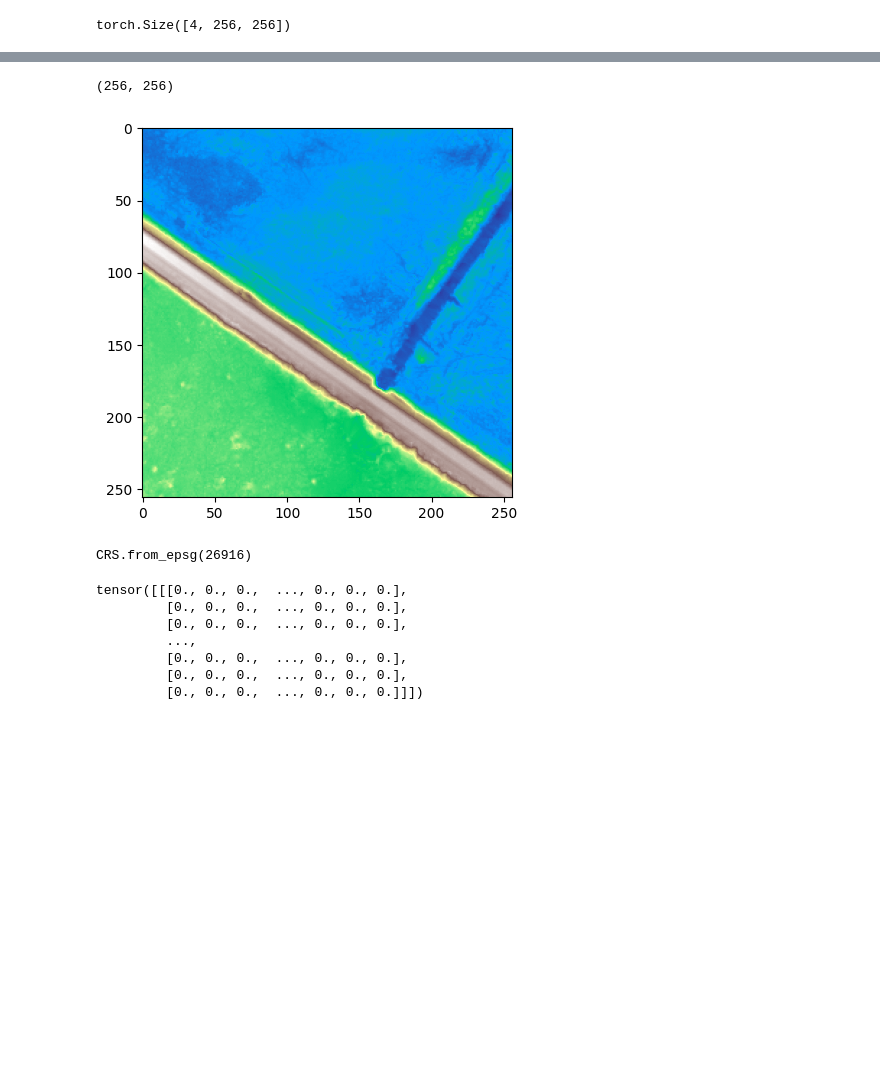
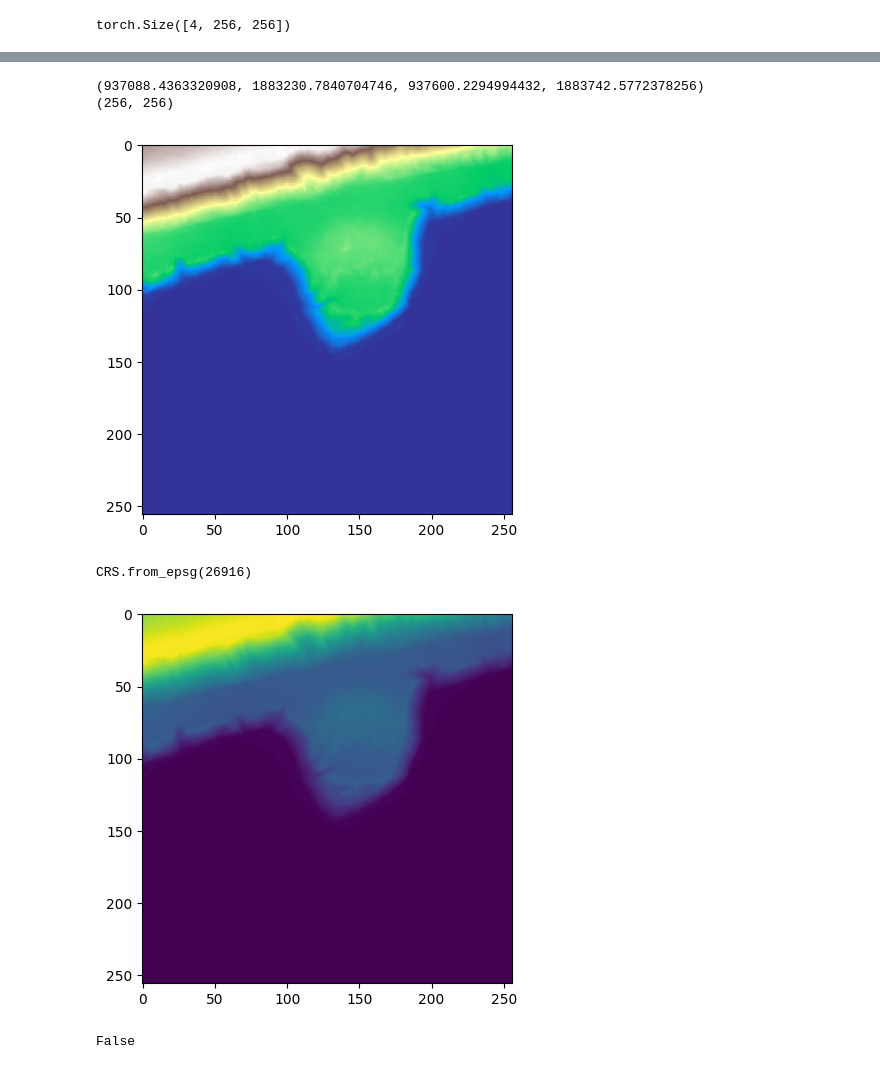
Before and after one commit to dsi-clinic/CMAP, a Jupyter notebook: exploratory-analysis-cleaned.ipynb, the cells around one changed output, grey strips where cells are left out. Cells and saved outputs as stored; diff of their text form; code cells hidden in the pictures; blank space fills up the shorter version.

```diff
--- a/exploratory-analysis-cleaned.ipynb
+++ b/exploratory-analysis-cleaned.ipynb
@@ -81,7 +84,7 @@ class KaneDEM(RasterDataset):
         for matching DEM file names.
     """
 
-    filename_glob = "*2017BE.tif"
+    filename_glob = "Kane2017BE.tif"
 
     def __init__(self, paths, crs=None, res=None, transforms=None):
         """Initializes a KaneDEM instance.
@@ -98,7 +101,7 @@ class KaneDEM(RasterDataset):
         super().__init__(paths, crs, res, transforms=transforms)
         self.all_bands = ["elevation"]  # Assuming single band for elevation
 
-    def __getitem__(self, query: tuple):
+    def __getitem__(self, query: BoundingBox):
         """Retrieves a specific DEM sample from the dataset.
 
         Args:
@@ -108,14 +111,20 @@ class KaneDEM(RasterDataset):
             dict: A dictionary containing the elevation data.
         """
         # This method loads the DEM data similar to how other raster data is loaded
-        sample = super().__getitem__(query)
+        sample = dict.fromkeys(["image"])
+        with rasterio.open(str(config.KC_DEM_ROOT) / Path(self.filename_glob)) as src:
+            bbox = (query.minx, query.miny, query.maxx, query.maxy)
+            bbox = rasterio.warp.transform_bounds(self.crs, src.crs, *bbox)
+            window = src.window(*bbox)
+            sample["image"] = src.read(window=window)
+        sample["image"] = torch.from_numpy(sample["image"])
         return sample
 
     def __getallbands__(self):
         """Get all bands for this dataset."""
         return self.all_bands
 # %%
-dem = KaneDEM(str(config.KC_DEM_ROOT), crs=naip.crs)
+dem = KaneDEM(str(config.KC_DEM_ROOT), crs=naip.crs, res=naip.res)
 # %%
 # taking a sample bounding box
 item = next(iter(sampler))
@@ -152,25 +165,28 @@ with rasterio.open(str(config.KC_DEM_ROOT / Path("Kane2017BE.tif"))) as src:
     bbox = (item[1].minx, item[1].miny, item[1].maxx, item[1].maxy)
     bbox = rasterio.warp.transform_bounds(dataset.crs, src.crs, *bbox)
     window = src.window(*bbox)
+    print(bbox)
     subset = src.read(1, window=window)
     print(subset.shape)
     show(subset, cmap="terrain")
 # %% [output]
+(937088.4363320908, 1883230.7840704746, 937600.2294994432, 1883742.5772378256)
 (256, 256)
-[figure, old version]
+[figure, new version]
 # %%
 # checking the CRS of the DEM object
 dem.crs
 # %% [output]
 CRS.from_epsg(26916)
-# %%
-# checking the output of the DEM object
-dem[item[1]]["image"]
-# %% [output]
-tensor([[[0., 0., 0.,  ..., 0., 0., 0.],
-         [0., 0., 0.,  ..., 0., 0., 0.],
-         [0., 0., 0.,  ..., 0., 0., 0.],
-         ...,
-         [0., 0., 0.,  ..., 0., 0., 0.],
-         [0., 0., 0.,  ..., 0., 0., 0.],
-         [0., 0., 0.,  ..., 0., 0., 0.]]])
+# %%
+# plotting naip image
+image = dem[item[1]]["image"]
+image = image.permute(1, 2, 0)
+plt.imshow(image)
+plt.show()
+# %% [output]
+[figure, added]
+# %%
+dem.separate_files
+# %% [output]
+False
```
Also changed, not shown: parts of 5 cells of this notebook.
